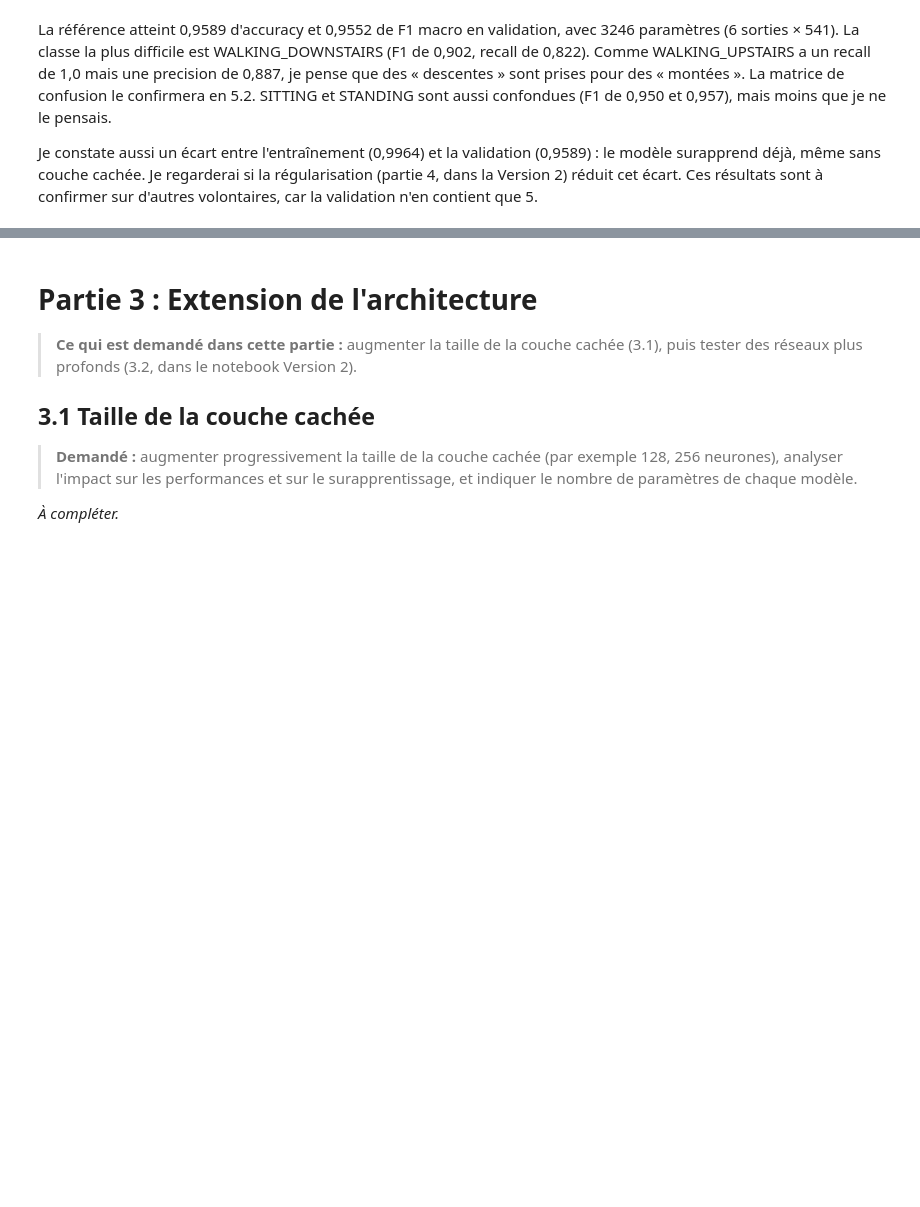
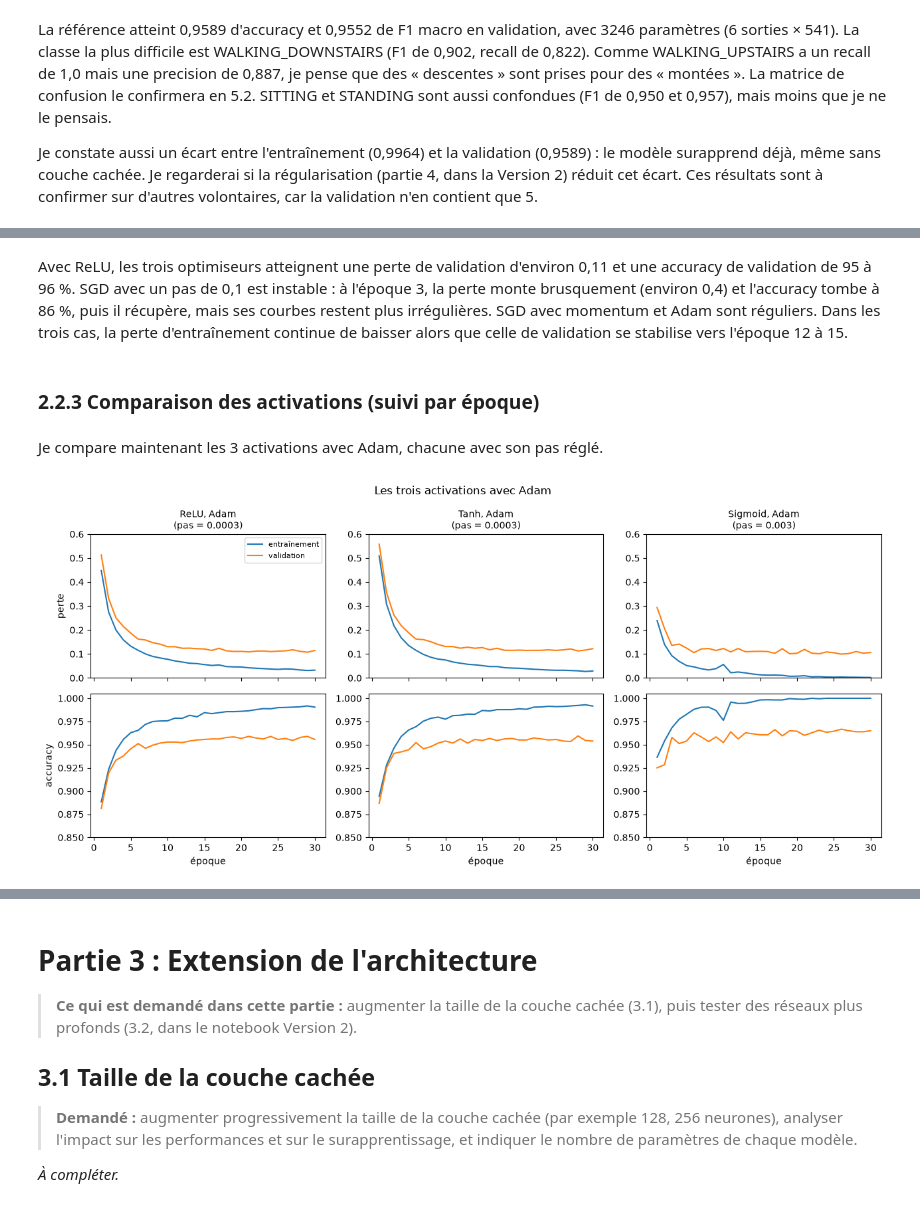
Before and after one commit to MarteOued/-tude-progressive-des-r-seaux-de-neurones-sur-le-jeu-de-donn-es-HAR, a Jupyter notebook: 1_une_couche_cachee.ipynb, the cells around one changed output, grey strips where cells are left out. Drawn from its saved outputs; the diff is of its cells as text; code cells hidden in the pictures; blank space fills up the shorter version.

```diff
--- a/1_une_couche_cachee.ipynb
+++ b/1_une_couche_cachee.ipynb
@@ -542,0 +860,10 @@ Je constate aussi un écart entre l'entraînement (0,9964) et la validation (0,9
+# %% [markdown]
+Avec ReLU, les trois optimiseurs atteignent une perte de validation d'environ 0,11 et une accuracy de validation de 95 à 96 %. SGD avec un pas de 0,1 est instable : à l'époque 3, la perte monte brusquement (environ 0,4) et l'accuracy tombe à 86 %, puis il récupère, mais ses courbes restent plus irrégulières. SGD avec momentum et Adam sont réguliers. Dans les trois cas, la perte d'entraînement continue de baisser alors que celle de validation se stabilise vers l'époque 12 à 15.
+# %% [markdown]
+### 2.2.3 Comparaison des activations (suivi par époque)
+# %% [markdown]
+Je compare maintenant les 3 activations avec Adam, chacune avec son pas réglé.
+# %%
+tracer_courbes([(a, "Adam") for a in ACTIVATIONS], "Les trois activations avec Adam")
+# %% [output]
+[figure, added]
```
Also changed, not shown: parts of 58 cells of this notebook.
